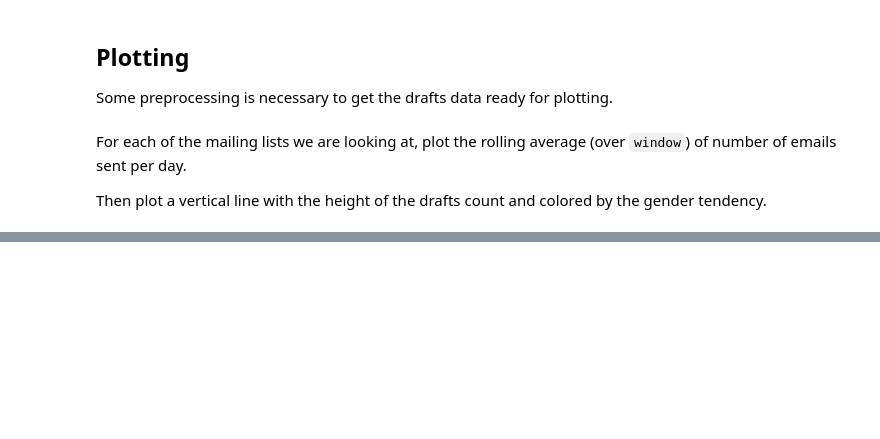
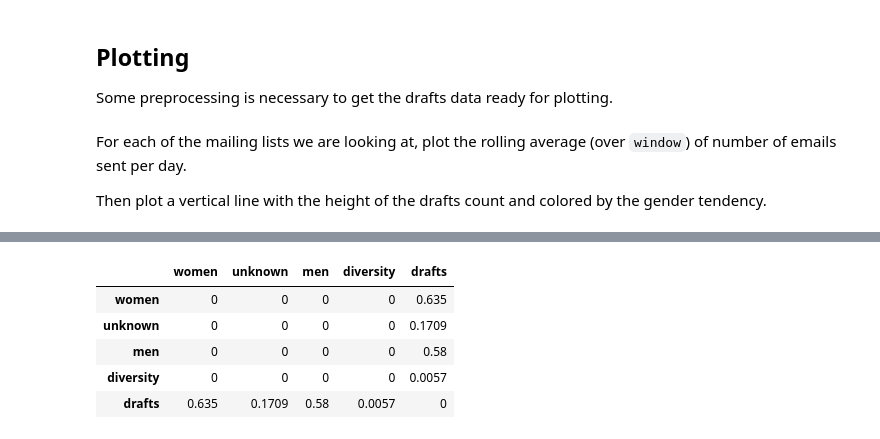
Before and after one commit to datactive/bigbang, a Jupyter notebook: examples/experimental_notebooks/Working Group Emails and Drafts.ipynb, the cells around one changed output, grey strips where cells are left out. Cells and saved outputs as stored; diff of their text form; code cells hidden in the pictures; blank space fills up the shorter version.

```diff
--- a/examples/experimental_notebooks/Working Group Emails and Drafts.ipynb
+++ b/examples/experimental_notebooks/Working Group Emails and Drafts.ipynb
@@ -205,0 +269,9 @@ Text(0.5, 1.0, 'HRPC working group emails and drafts')
+# %%
+calculate_pvalues(garm)
+# %% [output]
+|  | women | unknown | men | diversity | drafts |
+| women | 0 | 0 | 0 | 0 | 0.635 |
+| unknown | 0 | 0 | 0 | 0 | 0.1709 |
+| men | 0 | 0 | 0 | 0 | 0.58 |
+| diversity | 0 | 0 | 0 | 0 | 0.0057 |
+| drafts | 0.635 | 0.1709 | 0.58 | 0.0057 | 0 |
```
Also changed, not shown: parts of 12 cells of this notebook.
